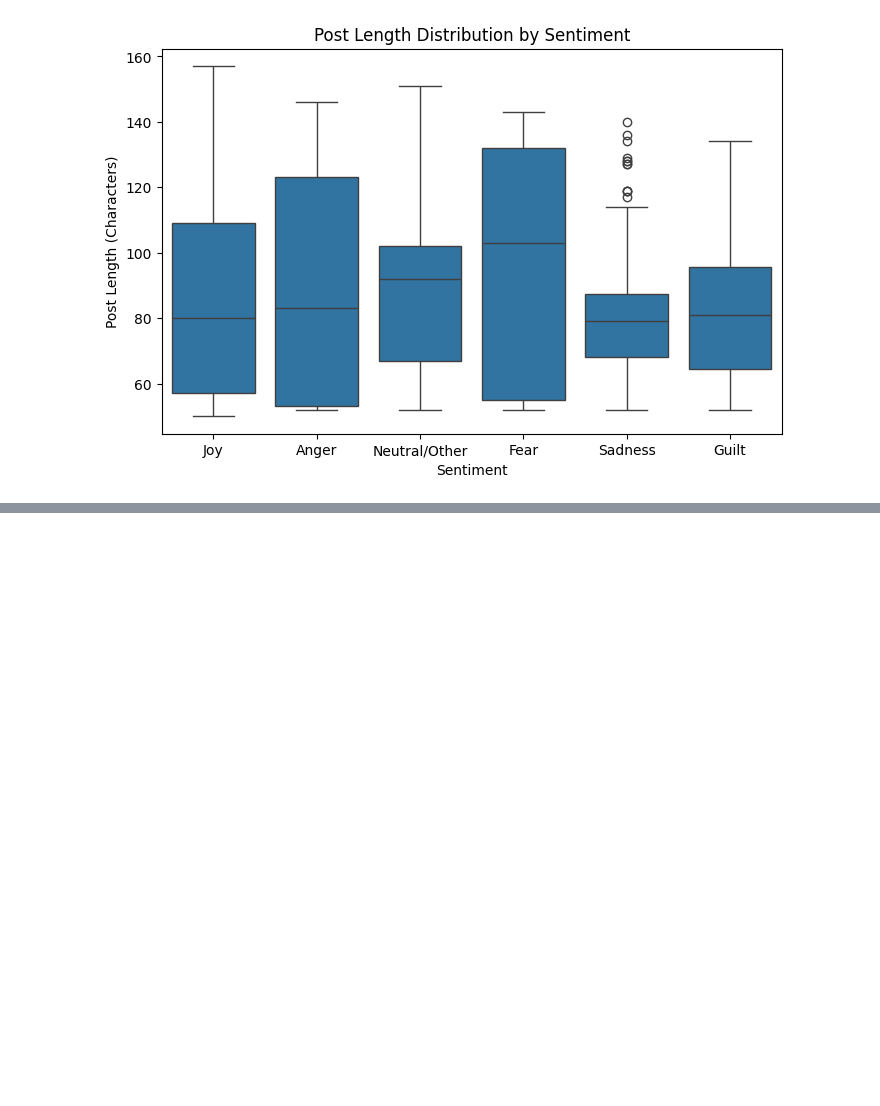
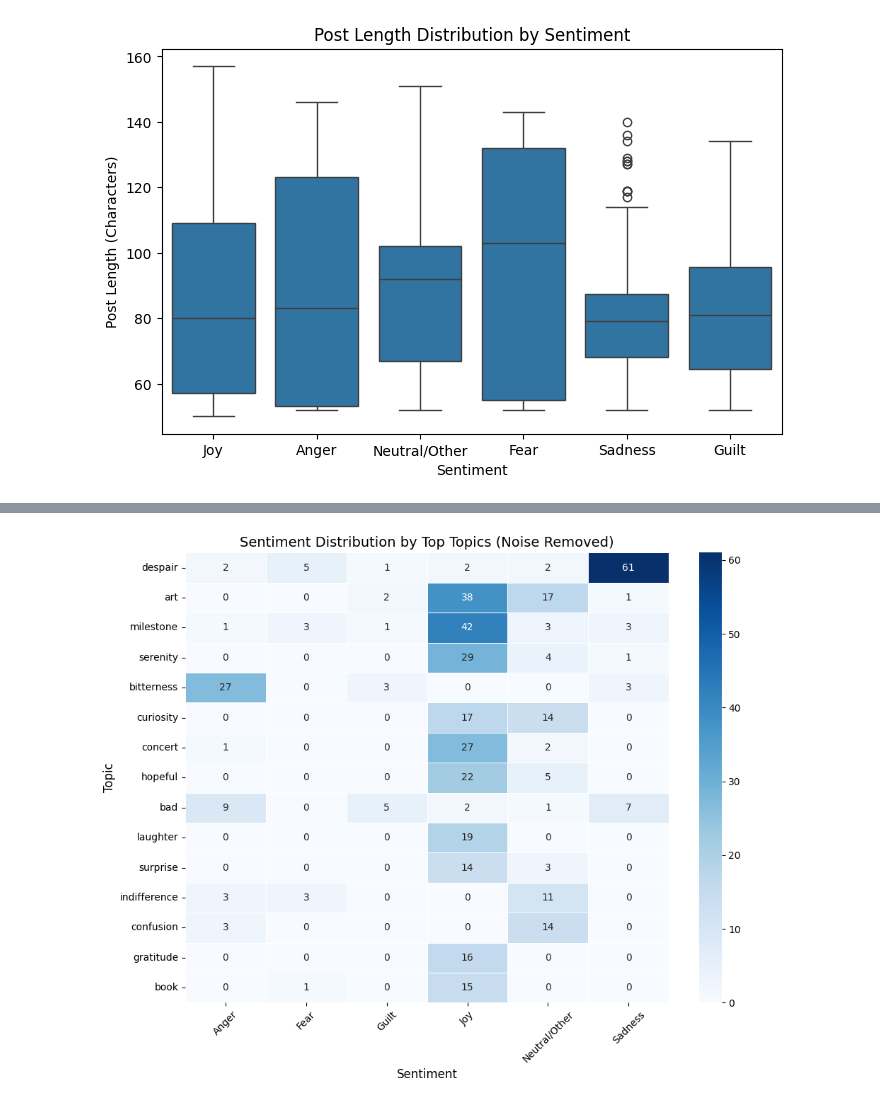
Before and after one commit to yaasamiiiin/Sentiment_Analysis_NYUDSFall2025, a Jupyter notebook: notebooks/01-data-eda-yasamin.ipynb, the cells around one changed output, grey strips where cells are left out. Drawn from its saved outputs; the diff is of its cells as text; code cells hidden in the pictures; blank space fills up the shorter version.

```diff
--- a/notebooks/01-data-eda-yasamin.ipynb
+++ b/notebooks/01-data-eda-yasamin.ipynb
@@ -372,0 +564,35 @@ df_clean.to_csv('../Data/cleaned_sentiment_data.csv', index=False)
+# %%
+topic_sentiment = pd.crosstab(df_clean['Topic_Keywords'], df_clean['Sentiment_Group'])
+
+# Get a list of Top Topics, but EXCLUDE 'Noise'
+#    We sort by frequency, drop 'Noise', and take the top 5-8
+top_topics = df_clean['Topic_Keywords'].value_counts()
+
+if 'Noise' in top_topics:
+    top_topics = top_topics.drop('Noise')
+
+# Let's take the top 8 valid topics
+top_8_topics = top_topics.head(15).index
+
+# Filter the crosstab to show only these top topics
+topic_sentiment_clean = topic_sentiment.loc[top_8_topics]
+
+# Plot the Heatmap
+plt.figure(figsize=(10, 8))
+sns.heatmap(topic_sentiment_clean,
+            annot=True,    # Show the numbers
+            fmt='d',       # Format as integers (not scientific notation)
+            cmap='Blues',  # Blue color scheme
+            linewidths=.5) # Add grid lines for readability
+
+plt.title('Sentiment Distribution by Top Topics (Noise Removed)', fontsize=14)
+plt.ylabel('Topic', fontsize=12)
+plt.xlabel('Sentiment', fontsize=12)
+plt.xticks(rotation=45) # Angle the sentiments for better reading
+plt.tight_layout()
+
+# 5. Save and Show
+plt.savefig('slide4_topic_sentiment_heatmap_clean.png', dpi=300)
+plt.show()
+# %% [output]
+[figure, added]
```
Also changed, not shown: parts of 31 cells of this notebook, 4 other files.
